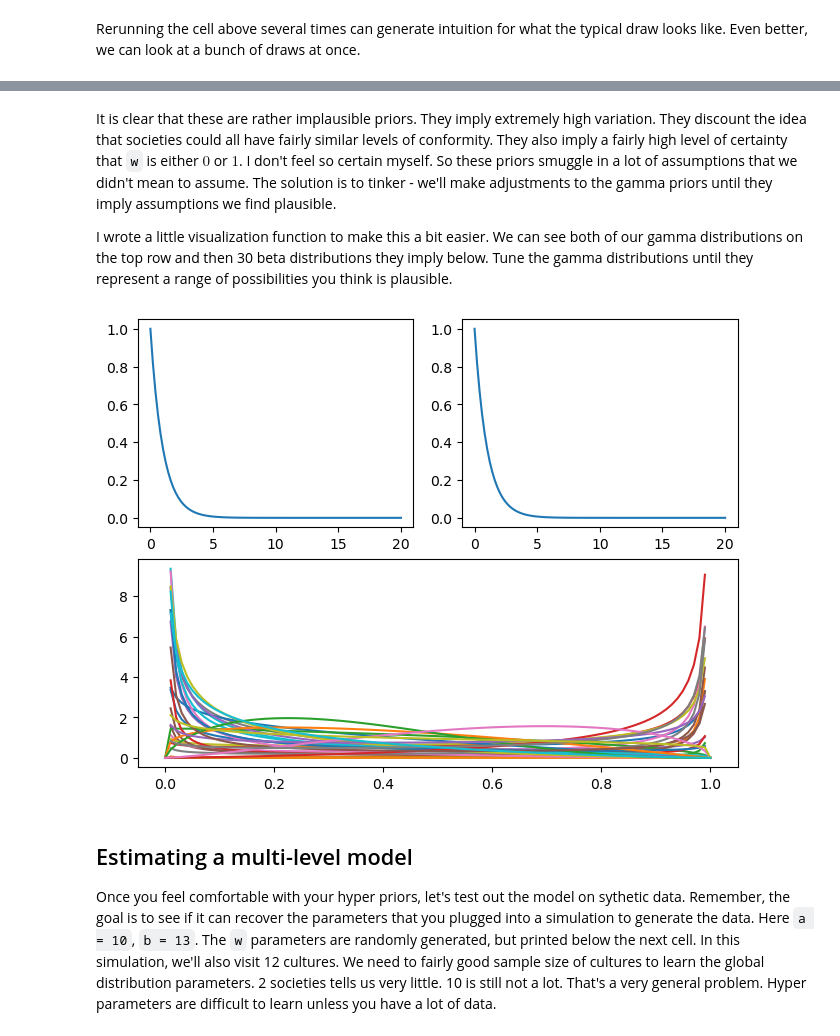
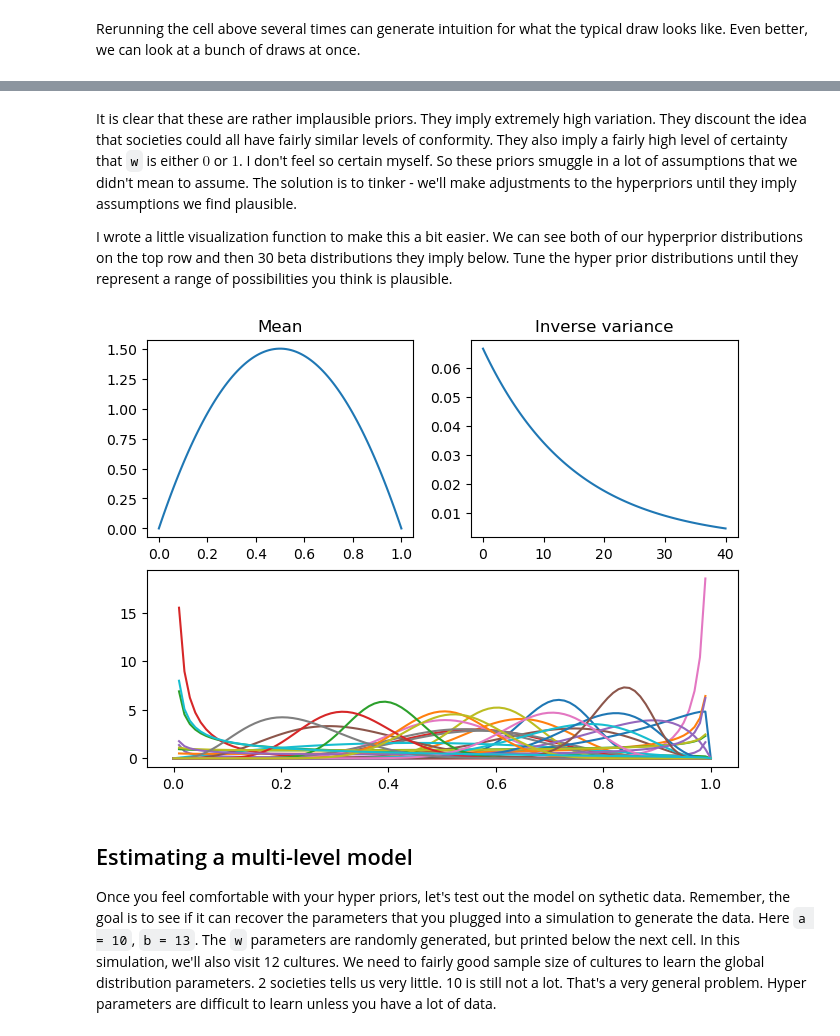
Before and after one commit to daniel-saunders-phil/cogs-303, a Jupyter notebook: lectures/Lecture 15 - Multi-level model and generalizability.ipynb, the cells around one changed output, grey strips where cells are left out. Saved outputs shown, nothing was run; the diff lists cells and outputs as text; code cells hidden in the pictures.

```diff
--- a/lectures/Lecture 15 - Multi-level model and generalizability.ipynb
+++ b/lectures/Lecture 15 - Multi-level model and generalizability.ipynb
@@ -356,14 +356,15 @@ with pm.Model() as model_multilevel_1:
 
     # global population priors
 
-    a = pm.Gamma('a',3,1)
-    b = pm.Gamma('b',3,1)
+    mean = pm.Dirichlet('mean',[1,1])
+    inverse_variance = pm.Exponential('inverse_variance',scale=1)
+    hyper_parameter = mean * inverse_variance
 
     # mixture weights
 
-    w0 = pm.Dirichlet('w0',[a,b])
-    w1 = pm.Dirichlet('w1',[a,b])
-    w2 = pm.Dirichlet('w2',[a,b])
+    w0 = pm.Dirichlet('w0',hyper_parameter)
+    w1 = pm.Dirichlet('w1',hyper_parameter)
+    w2 = pm.Dirichlet('w2',hyper_parameter)
 
     # mixture components
 
@@ -385,10 +386,9 @@ Okay but if we have parameters in a model, we need priors to describe those para
 
 In the previous lecture, we learned about how we can tune prior distributions through visualization. Let's take a look at what our hyperpriors imply about the global distribution of `w`. If we take a single random draw from our hyperpriors, it generates this prior distribution for `w`.
 # %%
-a_sample, b_sample = pm.draw([a,b])
-
+hyper_sample = pm.draw(hyper_parameter)
 grid = np.linspace(0,1,100)
-rate = stats.beta(a_sample,b_sample).pdf(grid)
+rate = stats.beta(hyper_sample[0],hyper_sample[1]).pdf(grid)
 
 plt.plot(grid,rate)
 # %% [output]
@@ -397,10 +397,10 @@ plt.plot(grid,rate)
 # %% [markdown]
 Rerunning the cell above several times can generate intuition for what the typical draw looks like. Even better, we can look at a bunch of draws at once.
 # %%
-a_samples,b_samples = pm.draw([a,b],draws=30)
+hyper_sample = pm.draw(hyper_parameter,draws=30)
 grid = np.linspace(0,1,100)
 
 for i in range(30):
-    rate = stats.beta(a_samples[i],b_samples[i]).pdf(grid)
+    rate = stats.beta(hyper_sample[i,0],hyper_sample[i,1]).pdf(grid)
     plt.plot(grid,rate,alpha=1)
 # %% [output]
@@ -408,39 +408,46 @@ for i in range(30):
 # %% [markdown]
-It is clear that these are rather implausible priors. They imply extremely high variation. They discount the idea that societies could all have fairly similar levels of conformity. They also imply a fairly high level of certainty that `w` is either $0$ or $1$. I don't feel so certain myself. So these priors smuggle in a lot of assumptions that we didn't mean to assume. The solution is to tinker - we'll make adjustments to the gamma priors until they imply assumptions we find plausible.
+It is clear that these are rather implausible priors. They imply extremely high variation. They discount the idea that societies could all have fairly similar levels of conformity. They also imply a fairly high level of certainty that `w` is either $0$ or $1$. I don't feel so certain myself. So these priors smuggle in a lot of assumptions that we didn't mean to assume. The solution is to tinker - we'll make adjustments to the hyperpriors until they imply assumptions we find plausible.
 
-I wrote a little visualization function to make this a bit easier. We can see both of our gamma distributions on the top row and then 30 beta distributions they imply below. Tune the gamma distributions until they represent a range of possibilities you think is plausible.
+I wrote a little visualization function to make this a bit easier. We can see both of our hyperprior distributions on the top row and then 30 beta distributions they imply below. Tune the hyper prior distributions until they represent a range of possibilities you think is plausible.
 # %%
 # manipulate the priors
 
-a_gamma = stats.gamma(1,scale=1)
-b_gamma = stats.gamma(1,scale=1)
+mean = stats.dirichlet([2,2])
+inverse_variance = stats.expon(scale=15)
 
 # plotting routine
 
 fig = plt.figure(constrained_layout=True).subplot_mosaic(
         """
         AB
         CC
         """)
 
-gamma_grid = np.linspace(0,20,100)
+mean_grid = np.linspace(0,1,100)
+inverse_variance_grid = np.linspace(0,40,100)
 beta_grid = np.linspace(0,1,100)
 
-a_prior = a_gamma.pdf(gamma_grid)
-b_prior = b_gamma.pdf(gamma_grid)
+compliment = 1 - mean_grid
+dirichlet_grid = np.stack((mean_grid,compliment),axis=1).T
 
-fig['A'].plot(gamma_grid,a_prior)
-fig['B'].plot(gamma_grid,b_prior)
+a_prior = mean.pdf(dirichlet_grid)
+b_prior = inverse_variance.pdf(inverse_variance_grid)
+
+fig['A'].plot(mean_grid,a_prior)
+fig['A'].set_title('Mean')
+fig['B'].plot(inverse_variance_grid,b_prior)
+fig['B'].set_title('Inverse variance')
 
 for i in range(30):
-    a = a_gamma.rvs()
-    b = b_gamma.rvs()
+    mean_sample = mean.rvs()
+    inv_variance_sample = inverse_variance.rvs()
 
-    beta_prior = stats.beta(a,b).pdf(beta_grid)
+    hyper_parameter = mean_sample[0] * inv_variance_sample
+    beta_prior = stats.beta(hyper_parameter[0],hyper_parameter[1]).pdf(beta_grid)
 
     plt.plot(beta_grid,beta_prior)
 # %% [output]
-[figure, old version]
+[figure, new version]
 # %% [markdown]
 ## Estimating a multi-level model
 
```
Also changed, not shown: parts of 17 cells of this notebook, 2 other files.
